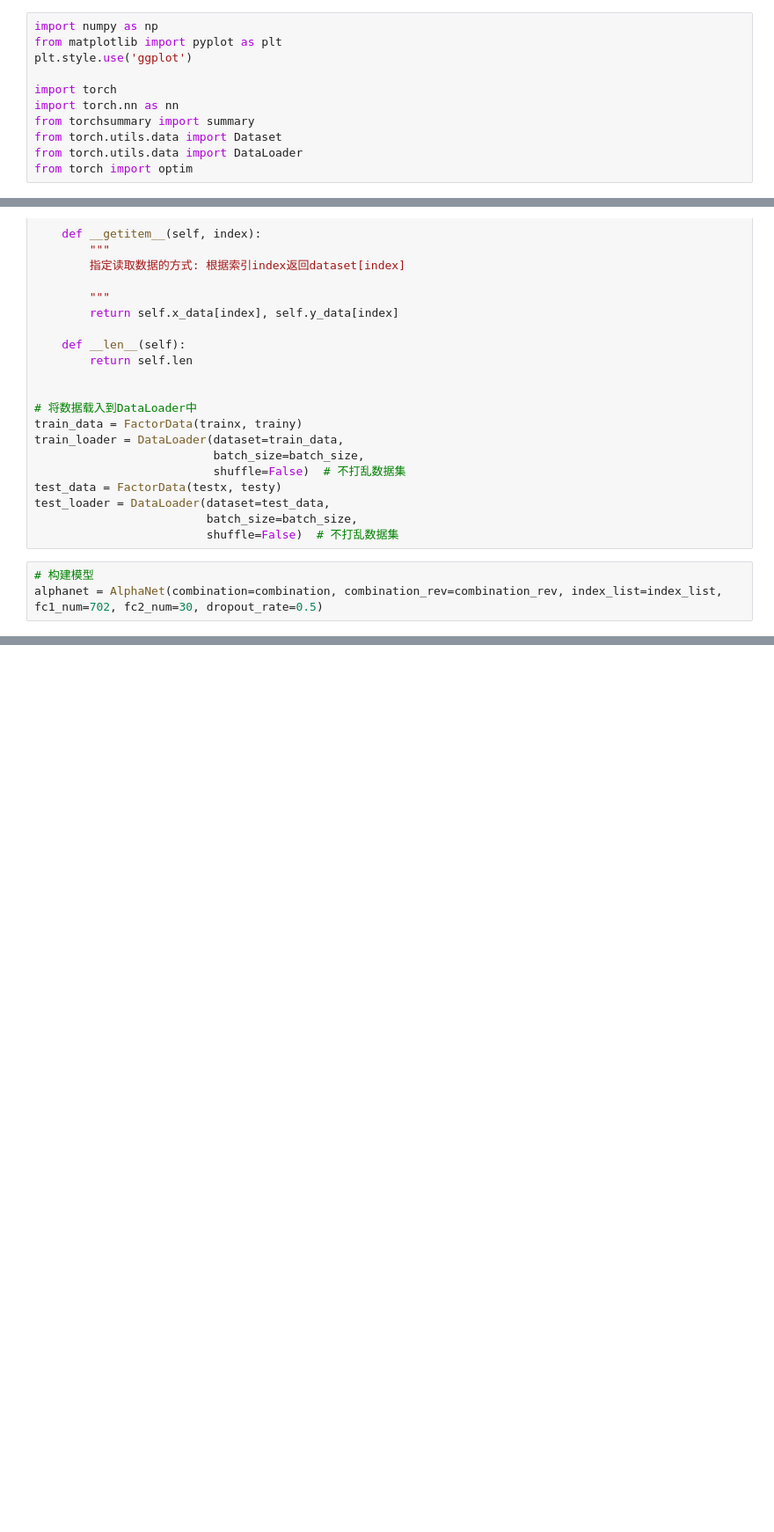
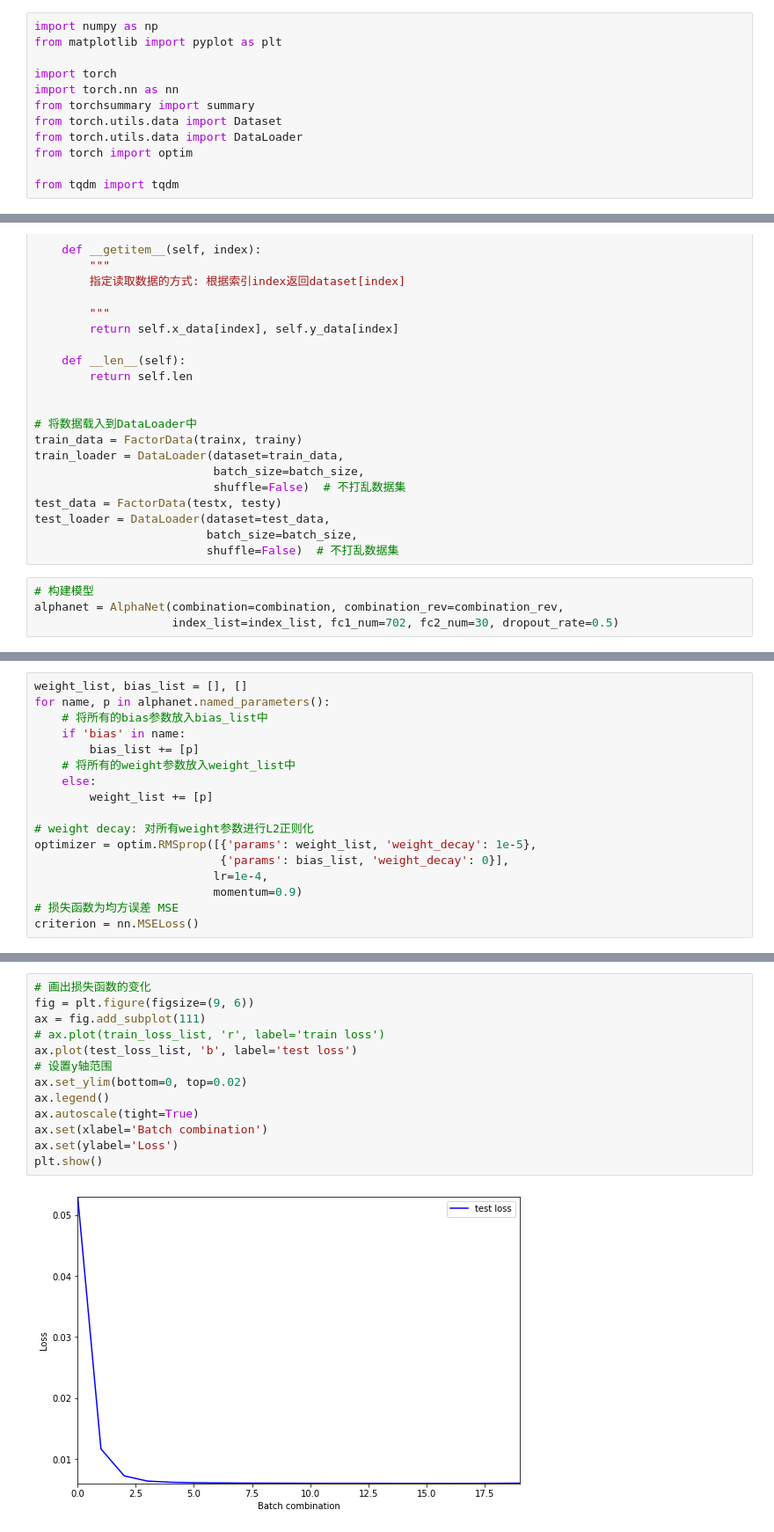
Before and after one commit to jeremy-feng/AlphaNet, a Jupyter notebook: model/model_v1_pool.ipynb, the cells around one changed output, grey strips where cells are left out. Shown at 88% size. Cells and saved outputs as stored; diff of their text form; blank space fills up the shorter version.

```diff
--- a/model/model_v1_pool.ipynb
+++ b/model/model_v1_pool.ipynb
@@ -1,7 +1,6 @@
 # %%
 import numpy as np
 from matplotlib import pyplot as plt
-plt.style.use('ggplot')
 
 import torch
 import torch.nn as nn
@@ -9,6 +8,8 @@ from torchsummary import summary
 from torch.utils.data import Dataset
 from torch.utils.data import DataLoader
 from torch import optim
+
+from tqdm import tqdm
 # %%
 batch_size = 1000
 # %%
@@ -402,4 +431,5 @@ test_loader = DataLoader(dataset=test_data,
                          shuffle=False)  # 不打乱数据集
 # %%
 # 构建模型
-alphanet = AlphaNet(combination=combination, combination_rev=combination_rev, index_list=index_list, fc1_num=702, fc2_num=30, dropout_rate=0.5)
+alphanet = AlphaNet(combination=combination, combination_rev=combination_rev,
+                    index_list=index_list, fc1_num=702, fc2_num=30, dropout_rate=0.5)
@@ -454,0 +436,17 @@ with plt.style.context(['ggplot']):
+# %%
+weight_list, bias_list = [], []
+for name, p in alphanet.named_parameters():
+    # 将所有的bias参数放入bias_list中
+    if 'bias' in name:
+        bias_list += [p]
+    # 将所有的weight参数放入weight_list中
+    else:
+        weight_list += [p]
+
+# weight decay: 对所有weight参数进行L2正则化
+optimizer = optim.RMSprop([{'params': weight_list, 'weight_decay': 1e-5},
+                           {'params': bias_list, 'weight_decay': 0}],
+                          lr=1e-4,
+                          momentum=0.9)
+# 损失函数为均方误差 MSE
+criterion = nn.MSELoss()
@@ -454,0 +497,15 @@ with plt.style.context(['ggplot']):
+# %%
+# 画出损失函数的变化
+fig = plt.figure(figsize=(9, 6))
+ax = fig.add_subplot(111)
+# ax.plot(train_loss_list, 'r', label='train loss')
+ax.plot(test_loss_list, 'b', label='test loss')
+# 设置y轴范围
+ax.set_ylim(bottom=0, top=0.02)
+ax.legend()
+ax.autoscale(tight=True)
+ax.set(xlabel='Batch combination')
+ax.set(ylabel='Loss')
+plt.show()
+# %% [output]
+[figure, added]
```
Also changed, not shown: parts of 6 cells of this notebook, 3 other files.
